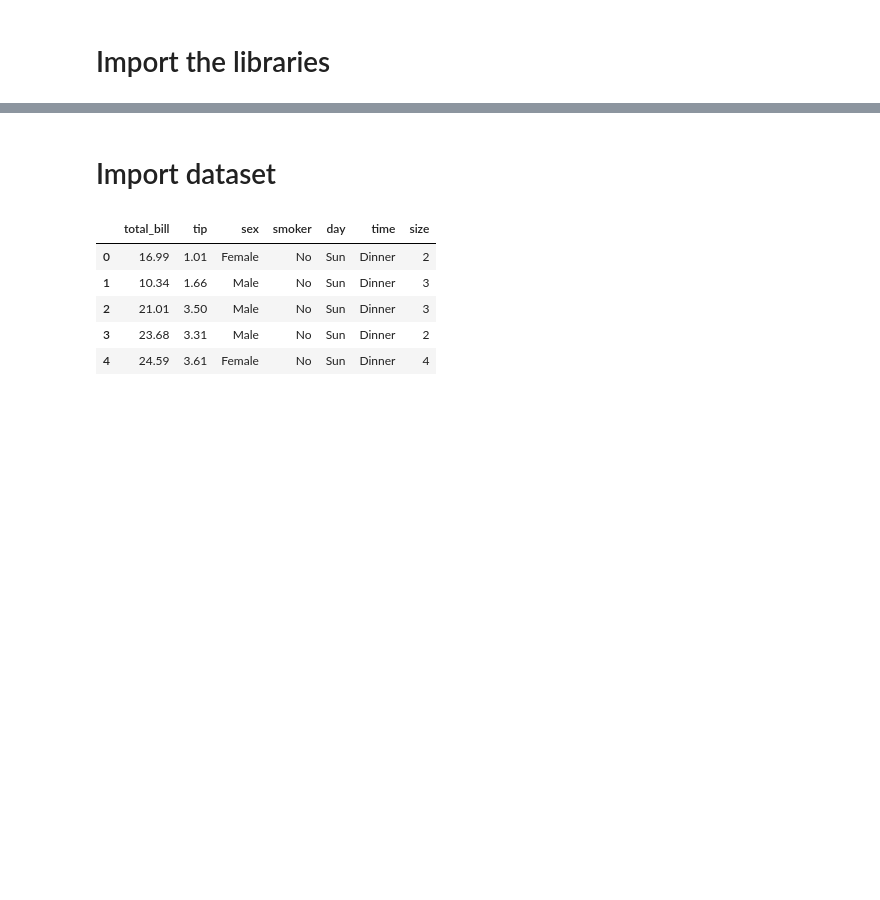
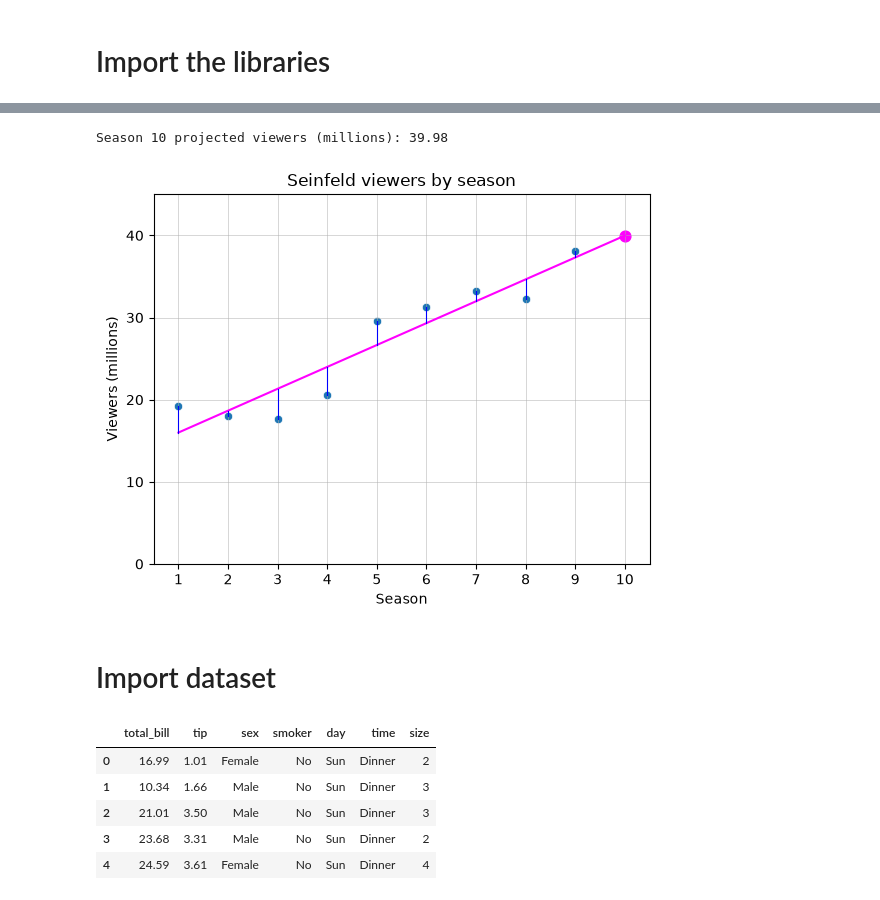
Before and after one commit to 2026-fall-machine-learning/ml-for-absolute-beginners, a Jupyter notebook: Linear Regression.ipynb, the cells around one changed output, grey strips where cells are left out. Drawn from its saved outputs; the diff is of its cells as text; code cells hidden in the pictures; blank space fills up the shorter version.

Commit message:
seinfeld plots via ghcp, omfg, this will be a great exercise in modern tools and ai-assisted coding, says me

```diff
--- a/Linear Regression.ipynb
+++ b/Linear Regression.ipynb
@@ -12,3 +20,31 @@ import matplotlib.pyplot as plt
+# %%
+df_seinfeld = pd.read_csv('data/seinfeld.csv')
+X_seinfeld = df_seinfeld[['season']]
+y_seinfeld = df_seinfeld['viewers-in-millions']
+seinfeld_model = LinearRegression()
+seinfeld_model.fit(X_seinfeld, y_seinfeld)
+y_seinfeld_pred = seinfeld_model.predict(X_seinfeld)
+projection_df = pd.DataFrame({'season': range(int(df_seinfeld['season'].min()), 11)})
+projection_pred = seinfeld_model.predict(projection_df[['season']])
+season_10_pred = seinfeld_model.predict(pd.DataFrame({'season': [10]}))[0]
+sns.scatterplot(data=df_seinfeld, x='season', y='viewers-in-millions')
+plt.plot(projection_df['season'], projection_pred, color='magenta')
+plt.scatter([10], [season_10_pred], color='magenta', s=60)
+for season, actual, predicted in zip(df_seinfeld['season'], y_seinfeld, y_seinfeld_pred):
+    plt.plot([season, season], [actual, predicted], color='blue', linewidth=0.8)
+plt.title('Seinfeld viewers by season')
+plt.xlabel('Season')
+plt.ylabel('Viewers (millions)')
+plt.xlim(df_seinfeld['season'].min() - 0.5, 10.5)
+plt.ylim(0, 45)
+plt.xticks(range(int(df_seinfeld['season'].min()), 11, 1))
+plt.yticks(range(0, 46, 10))
+plt.grid(True, axis='both', which='major', linewidth=0.6, alpha=0.6)
+print(f'Season 10 projected viewers (millions): {season_10_pred:.2f}')
+plt.show()
+# %% [output]
+Season 10 projected viewers (millions): 39.98
+[figure, added]
 # %% [markdown]
 # Import dataset
 # %%
```
Also changed, not shown: parts of 1 cell of this notebook, 2 other files.
